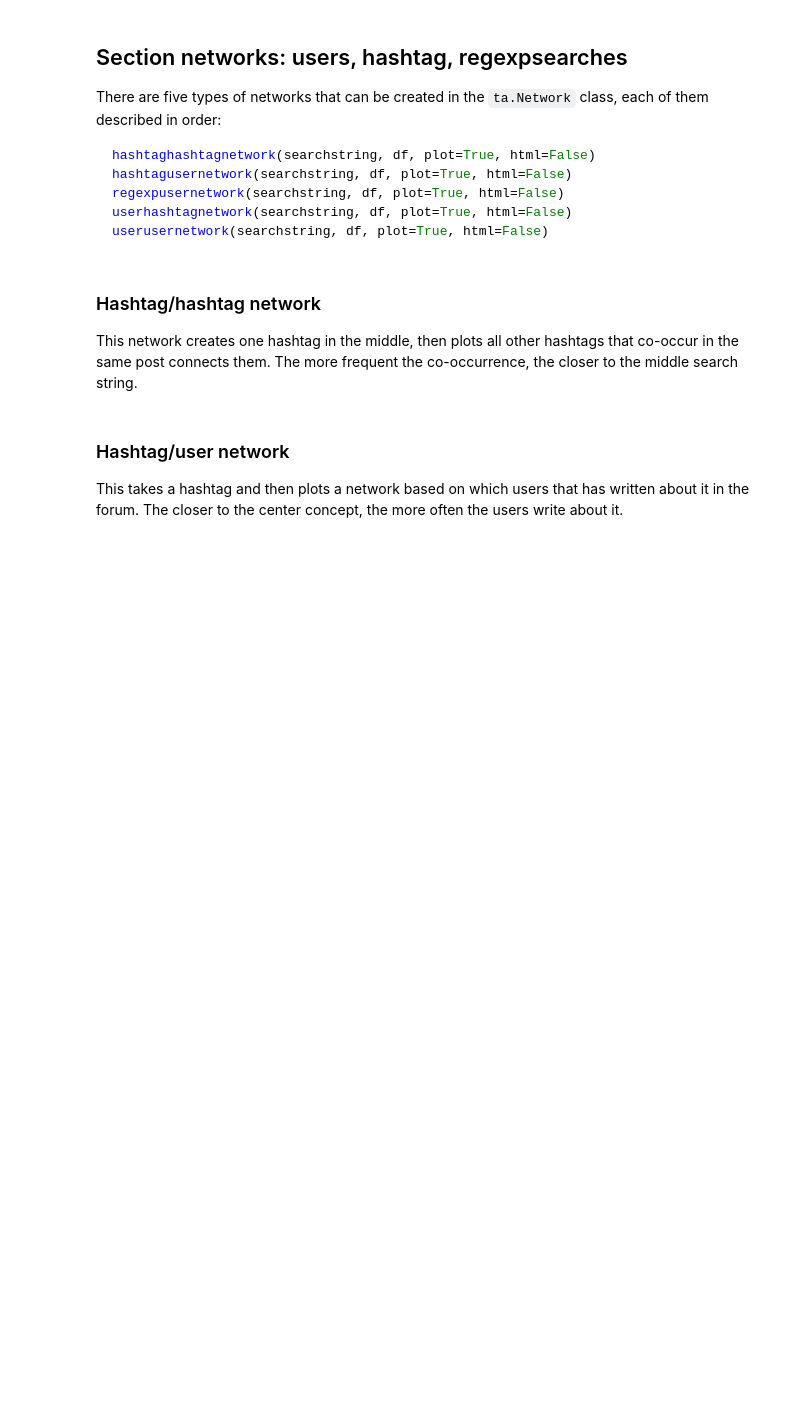
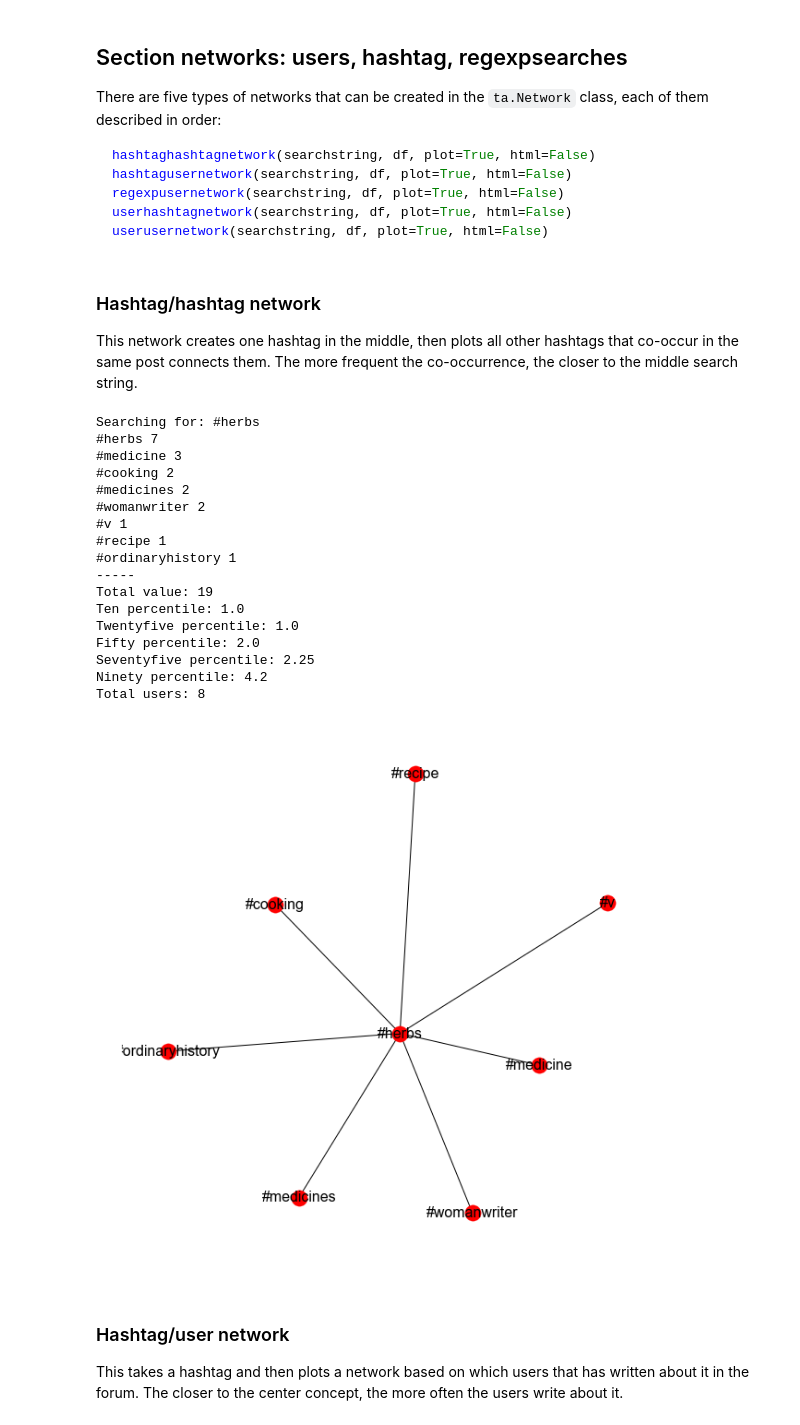
Before and after one commit to christopherkullenberg/talk-analyzer, a Jupyter notebook: shakespearslworldDataAnalysis.ipynb, the cells around one changed output. Saved outputs shown, nothing was run; the diff lists cells and outputs as text; code cells hidden in the pictures; blank space fills up the shorter version.

```diff
--- a/shakespearslworldDataAnalysis.ipynb
+++ b/shakespearslworldDataAnalysis.ipynb
@@ -392,7 +351,26 @@ userusernetwork(searchstring, df, plot=True, html=False)
 ### Hashtag/hashtag network
 This network creates one hashtag in the middle, then plots all other hashtags that co-occur in the same post connects them. The more frequent the co-occurrence, the closer to the middle search string.
 # %%
-ta.Network.hashtaghashtagnetwork("#packe", df)
+ta.Network.hashtaghashtagnetwork("#herbs", df)
+# %% [output]
+Searching for: #herbs
+#herbs 7
+#medicine 3
+#cooking 2
+#medicines 2
+#womanwriter 2
+#v 1
+#recipe 1
+#ordinaryhistory 1
+-----
+Total value: 19
+Ten percentile: 1.0
+Twentyfive percentile: 1.0
+Fifty percentile: 2.0
+Seventyfive percentile: 2.25
+Ninety percentile: 4.2
+Total users: 8
+[figure, added]
 # %% [markdown]
 ### Hashtag/user network
 This takes a hashtag and then plots a network based on which users that has written about it in the forum. The closer to the center concept, the more often the users write about it.
```
Also changed, not shown: parts of 11 cells of this notebook, 2 other files.
